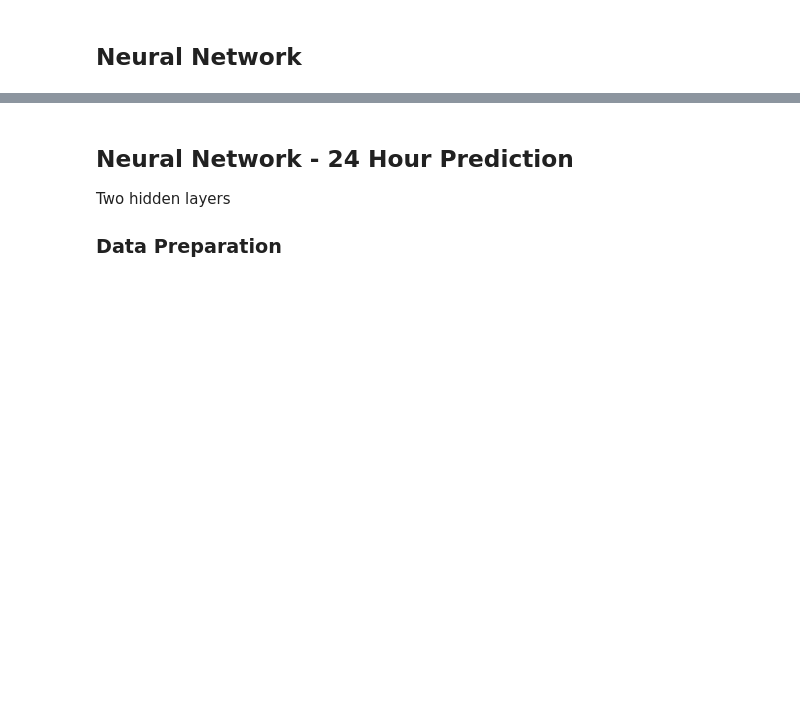
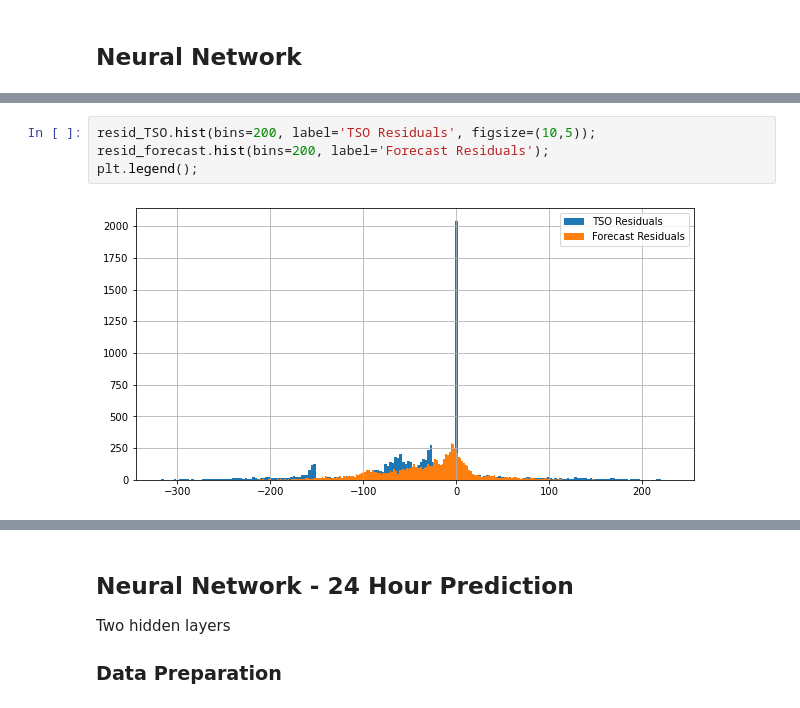
Before and after one commit to EvanHolder/Predicting-Energy-Markets-in-Spain, a Jupyter notebook: notebooks/NeuralNets.ipynb, the cells around one changed output, grey strips where cells are left out. Cells and saved outputs as stored; diff of their text form; blank space fills up the shorter version.

```diff
--- a/notebooks/NeuralNets.ipynb
+++ b/notebooks/NeuralNets.ipynb
@@ -119,0 +277,6 @@ y_train.shape
+# %%
+resid_TSO.hist(bins=200, label='TSO Residuals', figsize=(10,5));
+resid_forecast.hist(bins=200, label='Forecast Residuals');
+plt.legend();
+# %% [output]
+[figure, added]
```
Also changed, not shown: parts of 73 cells of this notebook.
